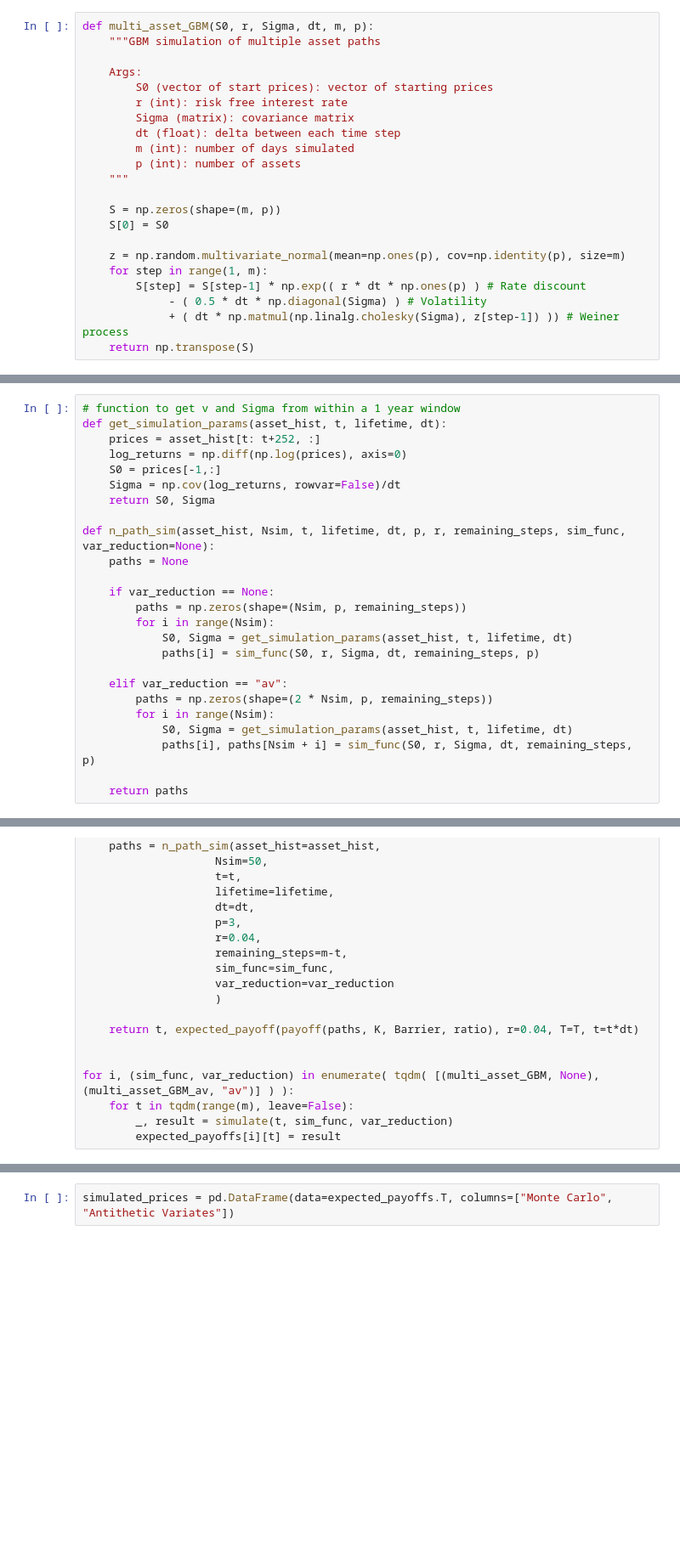
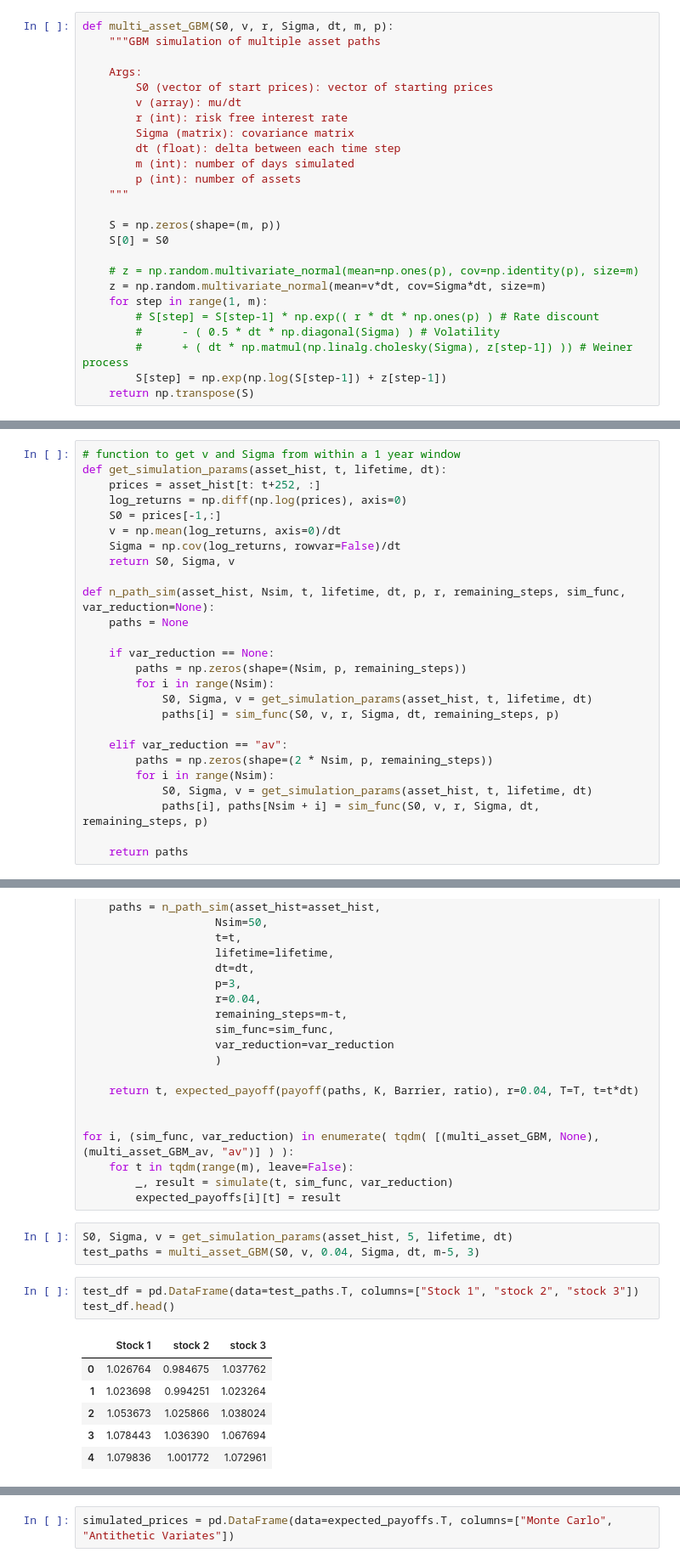
Before and after one commit to majulahsingapuri/Simulation-in-Finance, a Jupyter notebook: sim.ipynb, the cells around one changed output, grey strips where cells are left out. Shown at 85% size. Drawn from its saved outputs; the diff is of its cells as text; blank space fills up the shorter version.

```diff
--- a/sim.ipynb
+++ b/sim.ipynb
@@ -56,11 +56,12 @@ def plot_simulations(price_hist, Nsim, sim_paths, stock=0):
 # %% [markdown]
 ## Standard MC
 # %%
-def multi_asset_GBM(S0, r, Sigma, dt, m, p):
+def multi_asset_GBM(S0, v, r, Sigma, dt, m, p):
     """GBM simulation of multiple asset paths
 
     Args:
         S0 (vector of start prices): vector of starting prices
+        v (array): mu/dt
         r (int): risk free interest rate
         Sigma (matrix): covariance matrix
         dt (float): delta between each time step
@@ -71,11 +72,13 @@ def multi_asset_GBM(S0, r, Sigma, dt, m, p):
     S = np.zeros(shape=(m, p))
     S[0] = S0
 
-    z = np.random.multivariate_normal(mean=np.ones(p), cov=np.identity(p), size=m)
+    # z = np.random.multivariate_normal(mean=np.ones(p), cov=np.identity(p), size=m)
+    z = np.random.multivariate_normal(mean=v*dt, cov=Sigma*dt, size=m)
     for step in range(1, m):
-        S[step] = S[step-1] * np.exp(( r * dt * np.ones(p) ) # Rate discount
-             - ( 0.5 * dt * np.diagonal(Sigma) ) # Volatility
-             + ( dt * np.matmul(np.linalg.cholesky(Sigma), z[step-1]) )) # Weiner process
+        # S[step] = S[step-1] * np.exp(( r * dt * np.ones(p) ) # Rate discount
+        #      - ( 0.5 * dt * np.diagonal(Sigma) ) # Volatility
+        #      + ( dt * np.matmul(np.linalg.cholesky(Sigma), z[step-1]) )) # Weiner process
+        S[step] = np.exp(np.log(S[step-1]) + z[step-1])
     return np.transpose(S)
 # %% [markdown]
 ## Antithetic Variate
@@ -115,8 +122,9 @@ def get_simulation_params(asset_hist, t, lifetime, dt):
     prices = asset_hist[t: t+252, :]
     log_returns = np.diff(np.log(prices), axis=0)
     S0 = prices[-1,:]
+    v = np.mean(log_returns, axis=0)/dt
     Sigma = np.cov(log_returns, rowvar=False)/dt
-    return S0, Sigma
+    return S0, Sigma, v
 
 def n_path_sim(asset_hist, Nsim, t, lifetime, dt, p, r, remaining_steps, sim_func, var_reduction=None):
     paths = None
@@ -124,14 +132,14 @@ def n_path_sim(asset_hist, Nsim, t, lifetime, dt, p, r, remaining_steps, sim_fun
     if var_reduction == None:
         paths = np.zeros(shape=(Nsim, p, remaining_steps))
         for i in range(Nsim):
-            S0, Sigma = get_simulation_params(asset_hist, t, lifetime, dt)
-            paths[i] = sim_func(S0, r, Sigma, dt, remaining_steps, p)
+            S0, Sigma, v = get_simulation_params(asset_hist, t, lifetime, dt)
+            paths[i] = sim_func(S0, v, r, Sigma, dt, remaining_steps, p)
 
     elif var_reduction == "av":
         paths = np.zeros(shape=(2 * Nsim, p, remaining_steps))
         for i in range(Nsim):
-            S0, Sigma = get_simulation_params(asset_hist, t, lifetime, dt)
-            paths[i], paths[Nsim + i] = sim_func(S0, r, Sigma, dt, remaining_steps, p)
+            S0, Sigma, v = get_simulation_params(asset_hist, t, lifetime, dt)
+            paths[i], paths[Nsim + i] = sim_func(S0, v, r, Sigma, dt, remaining_steps, p)
 
     return paths
 # %% [markdown]
@@ -197,3 +205,16 @@ for i, (sim_func, var_reduction) in enumerate( tqdm( [(multi_asset_GBM, None), (
     for t in tqdm(range(m), leave=False):
         _, result = simulate(t, sim_func, var_reduction)
         expected_payoffs[i][t] = result
+# %%
+S0, Sigma, v = get_simulation_params(asset_hist, 5, lifetime, dt)
+test_paths = multi_asset_GBM(S0, v, 0.04, Sigma, dt, m-5, 3)
+# %%
+test_df = pd.DataFrame(data=test_paths.T, columns=["Stock 1", "stock 2", "stock 3"])
+test_df.head()
+# %% [output]
+|  | Stock 1 | stock 2 | stock 3 |
+| 0 | 1.026764 | 0.984675 | 1.037762 |
+| 1 | 1.023698 | 0.994251 | 1.023264 |
+| 2 | 1.053673 | 1.025866 | 1.038024 |
+| 3 | 1.078443 | 1.036390 | 1.067694 |
+| 4 | 1.079836 | 1.001772 | 1.072961 |
```
Also changed, not shown: parts of 3 cells of this notebook.
